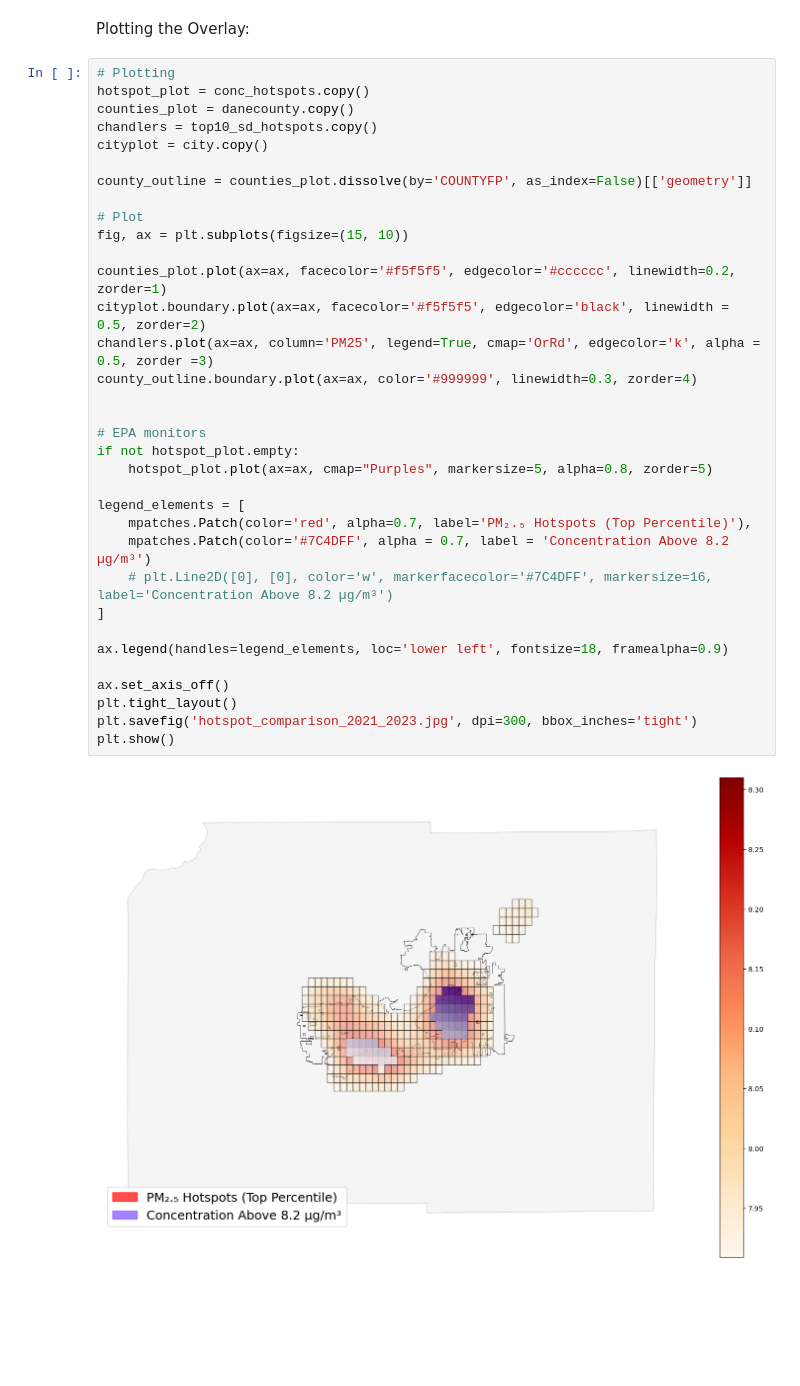
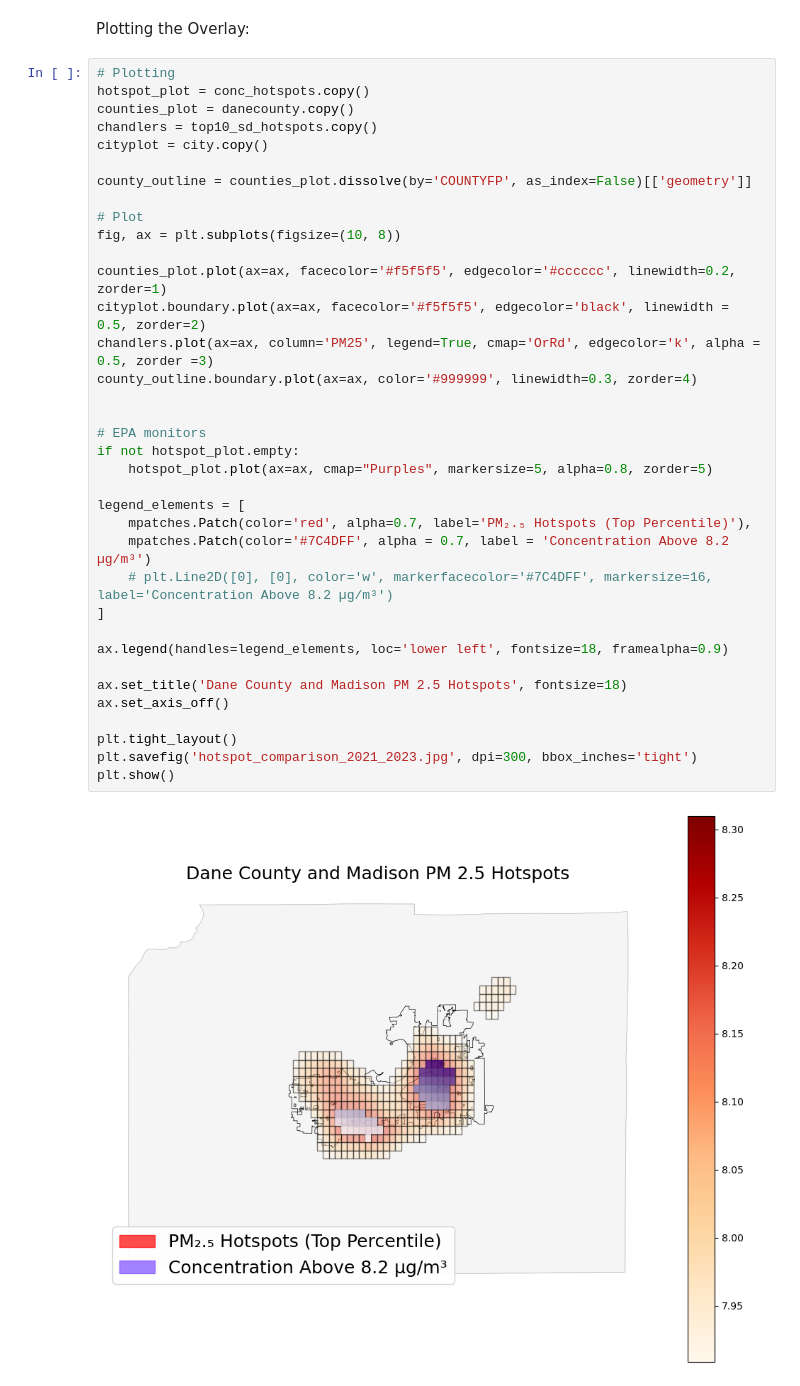
Before and after one commit to griffinberonio/Griffin_Holloway_Group, a Jupyter notebook: Dane_County_Concentration_hotspot.ipynb, the cells around one changed output. Cells and saved outputs as stored; diff of their text form; blank space fills up the shorter version.

```diff
--- a/Dane_County_Concentration_hotspot.ipynb
+++ b/Dane_County_Concentration_hotspot.ipynb
@@ -147,35 +159,37 @@ counties_plot = danecounty.copy()
 chandlers = top10_sd_hotspots.copy()
 cityplot = city.copy()
 
 county_outline = counties_plot.dissolve(by='COUNTYFP', as_index=False)[['geometry']]
 
 # Plot
-fig, ax = plt.subplots(figsize=(15, 10))
+fig, ax = plt.subplots(figsize=(10, 8))
 
 counties_plot.plot(ax=ax, facecolor='#f5f5f5', edgecolor='#cccccc', linewidth=0.2, zorder=1)
 cityplot.boundary.plot(ax=ax, facecolor='#f5f5f5', edgecolor='black', linewidth = 0.5, zorder=2)
 chandlers.plot(ax=ax, column='PM25', legend=True, cmap='OrRd', edgecolor='k', alpha = 0.5, zorder =3)
 county_outline.boundary.plot(ax=ax, color='#999999', linewidth=0.3, zorder=4)
 
 
 # EPA monitors
 if not hotspot_plot.empty:
     hotspot_plot.plot(ax=ax, cmap="Purples", markersize=5, alpha=0.8, zorder=5)
 
 legend_elements = [
     mpatches.Patch(color='red', alpha=0.7, label='PM₂.₅ Hotspots (Top Percentile)'),
     mpatches.Patch(color='#7C4DFF', alpha = 0.7, label = 'Concentration Above 8.2 µg/m³')
     # plt.Line2D([0], [0], color='w', markerfacecolor='#7C4DFF', markersize=16, label='Concentration Above 8.2 µg/m³')
 ]
 
 ax.legend(handles=legend_elements, loc='lower left', fontsize=18, framealpha=0.9)
 
+ax.set_title('Dane County and Madison PM 2.5 Hotspots', fontsize=18)
 ax.set_axis_off()
+
 plt.tight_layout()
 plt.savefig('hotspot_comparison_2021_2023.jpg', dpi=300, bbox_inches='tight')
 plt.show()
 # %% [output]
-[figure, old version]
+[figure, new version]
 # %%
 # Just the city of Madison:
 
```
Also changed, not shown: parts of 3 cells of this notebook, 15 other files.
